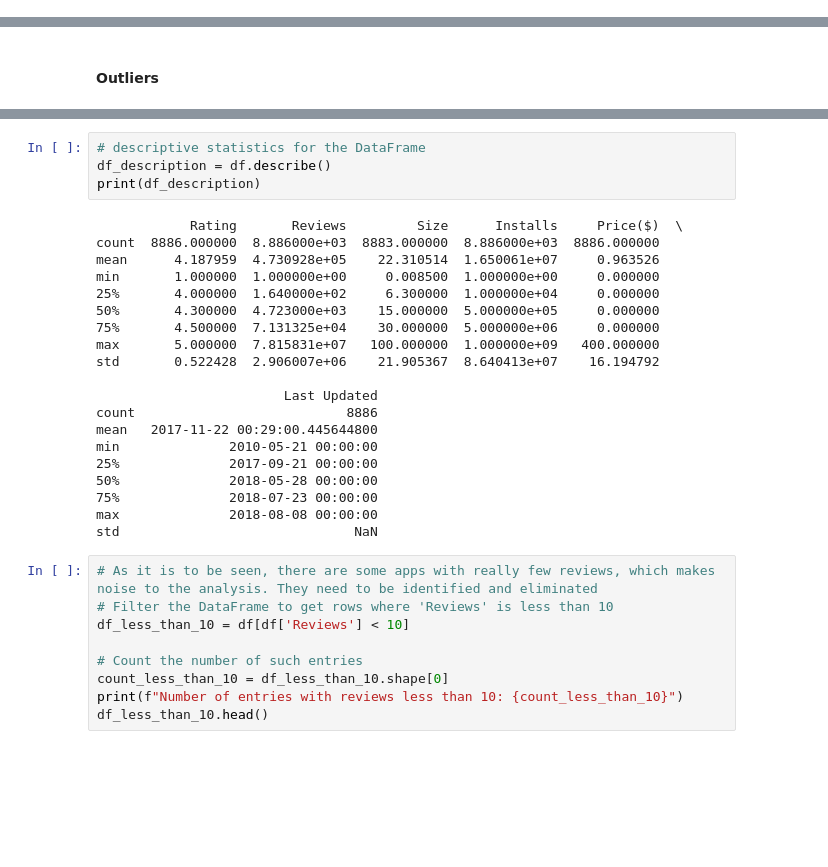
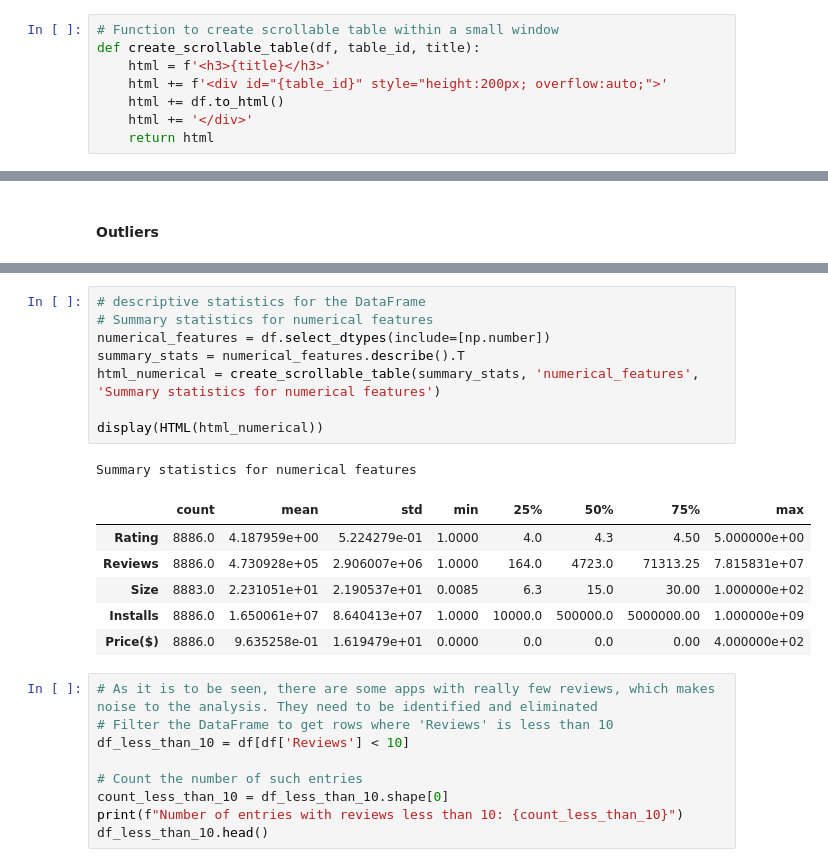
Before and after one commit to Manuel17410/Estimating-the-Rating-of-Google-Apps, a Jupyter notebook: Estimating the rating of Google Apps.ipynb, the cells around one changed output, grey strips where cells are left out. Cells and saved outputs as stored; diff of their text form; blank space fills up the shorter version.

```diff
--- a/Estimating the rating of Google Apps.ipynb
+++ b/Estimating the rating of Google Apps.ipynb
@@ -38,5 +51,13 @@ from sklearn.decomposition import PCA
 # %% [markdown]
 ### 2 - Dataset Import and Feature Computation
+# %%
+# Function to create scrollable table within a small window
+def create_scrollable_table(df, table_id, title):
+    html = f'<h3>{title}</h3>'
+    html += f'<div id="{table_id}" style="height:200px; overflow:auto;">'
+    html += df.to_html()
+    html += '</div>'
+    return html
 # %%
 file_path = r'C:\Users\manue\Desktop\DataScience\Datasets\googleplaystore.csv'
 df = pd.read_csv(file_path)
@@ -322,27 +378,19 @@ df['Installs'] = df['Installs'].astype(float)
 # %%
 # descriptive statistics for the DataFrame
-df_description = df.describe()
-print(df_description)
+# Summary statistics for numerical features
+numerical_features = df.select_dtypes(include=[np.number])
+summary_stats = numerical_features.describe().T
+html_numerical = create_scrollable_table(summary_stats, 'numerical_features', 'Summary statistics for numerical features')
+
+display(HTML(html_numerical))
 # %% [output]
-            Rating       Reviews         Size      Installs     Price($)  \
-count  8886.000000  8.886000e+03  8883.000000  8.886000e+03  8886.000000
-mean      4.187959  4.730928e+05    22.310514  1.650061e+07     0.963526
-min       1.000000  1.000000e+00     0.008500  1.000000e+00     0.000000
-25%       4.000000  1.640000e+02     6.300000  1.000000e+04     0.000000
-50%       4.300000  4.723000e+03    15.000000  5.000000e+05     0.000000
-75%       4.500000  7.131325e+04    30.000000  5.000000e+06     0.000000
-max       5.000000  7.815831e+07   100.000000  1.000000e+09   400.000000
-std       0.522428  2.906007e+06    21.905367  8.640413e+07    16.194792
-
-                        Last Updated
-count                           8886
-mean   2017-11-22 00:29:00.445644800
-min              2010-05-21 00:00:00
-25%              2017-09-21 00:00:00
-50%              2018-05-28 00:00:00
-75%              2018-07-23 00:00:00
-max              2018-08-08 00:00:00
-std                              NaN
+Summary statistics for numerical features
+|  | count | mean | std | min | 25% | 50% | 75% | max |
+| Rating | 8886.0 | 4.187959e+00 | 5.224279e-01 | 1.0000 | 4.0 | 4.3 | 4.50 | 5.000000e+00 |
+| Reviews | 8886.0 | 4.730928e+05 | 2.906007e+06 | 1.0000 | 164.0 | 4723.0 | 71313.25 | 7.815831e+07 |
+| Size | 8883.0 | 2.231051e+01 | 2.190537e+01 | 0.0085 | 6.3 | 15.0 | 30.00 | 1.000000e+02 |
+| Installs | 8886.0 | 1.650061e+07 | 8.640413e+07 | 1.0000 | 10000.0 | 500000.0 | 5000000.00 | 1.000000e+09 |
+| Price($) | 8886.0 | 9.635258e-01 | 1.619479e+01 | 0.0000 | 0.0 | 0.0 | 0.00 | 4.000000e+02 |
 # %%
 # As it is to be seen, there are some apps with really few reviews, which makes noise to the analysis. They need to be identified and eliminated
 # Filter the DataFrame to get rows where 'Reviews' is less than 10
```
Also changed, not shown: parts of 17 cells of this notebook.
